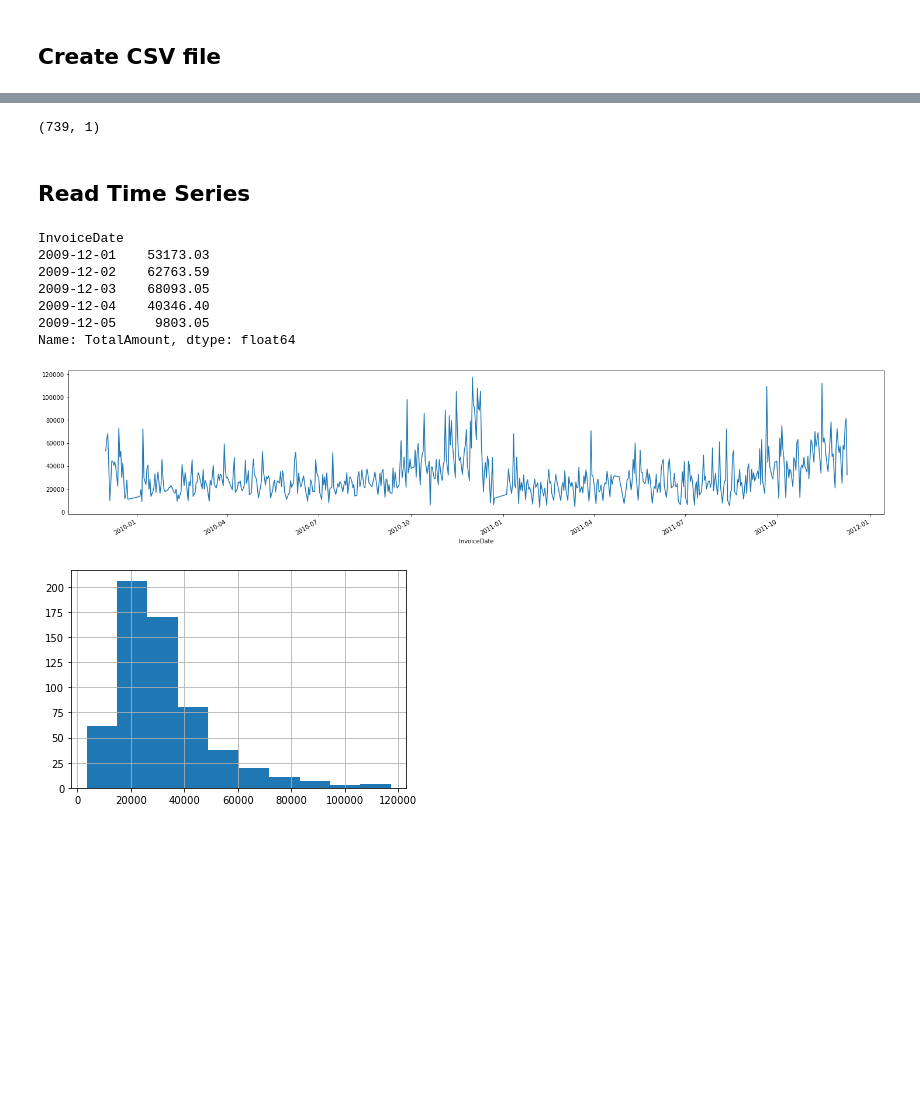
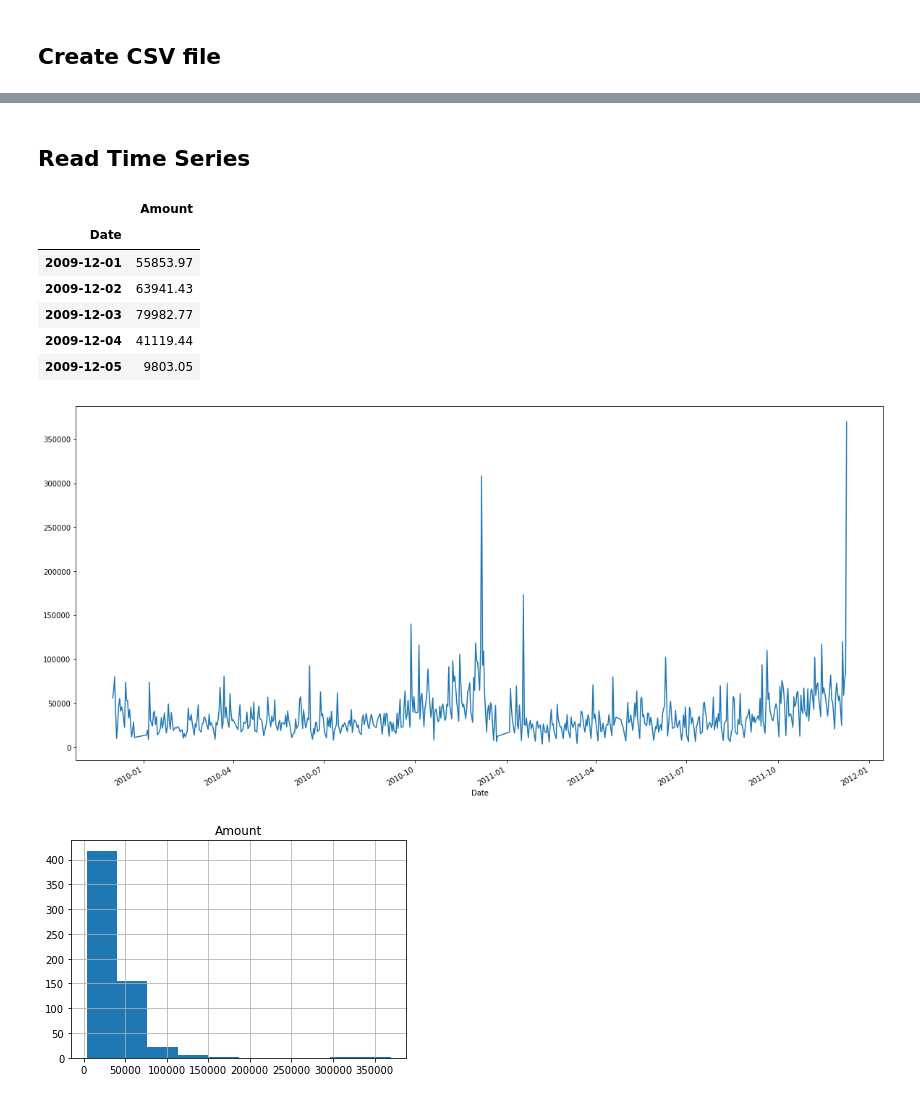
Before and after one commit to marcelocmathias/astp_mcd_2021, a Jupyter notebook: 1-Data_cleaning.ipynb, the cells around one changed output, grey strips where cells are left out. Saved outputs shown, nothing was run; the diff lists cells and outputs as text; code cells hidden in the pictures; blank space fills up the shorter version.

```diff
--- a/1-Data_cleaning.ipynb
+++ b/1-Data_cleaning.ipynb
@@ -162,7 +197,3 @@ df_final_data.head()
 | 2009-12-05 | 9803.05 |
-# %%
-df_final_data.shape
-# %% [output]
-(739, 1)
 # %%
 #Create CSV with daily amounts removind the days without sales (should we?)
@@ -176,21 +203,28 @@ ts_data = pd.read_csv('./data/retail_daily_amount.csv', header=0, index_col=0, p
+# %%
+#Let's read the same file as a time series
+ts_data = pd.read_csv('./data/1-retail_daily_amount.csv', index_col='Date', parse_dates=True)
 # %%
 ts_data.head()
 # %% [output]
-InvoiceDate
-2009-12-01    53173.03
-2009-12-02    62763.59
-2009-12-03    68093.05
-2009-12-04    40346.40
-2009-12-05     9803.05
-Name: TotalAmount, dtype: float64
+|  | Amount |
+| Date |  |
+| 2009-12-01 | 55853.97 |
+| 2009-12-02 | 63941.43 |
+| 2009-12-03 | 79982.77 |
+| 2009-12-04 | 41119.44 |
+| 2009-12-05 | 9803.05 |
 # %%
-plt.figure(figsize=(25,5))
-ts_data.dropna().plot()
+#Plot the time series
+
+plt.figure(figsize=(20,10))
+ts_data.Amount.plot().get_figure()
 plt.show()
 # %% [output]
-[figure, old version]
+[figure, new version]
 # %%
+#Plot the histogram
+
 ts_data.hist()
 plt.show()
 # %% [output]
-[figure, old version]
+[figure, new version]
```
Also changed, not shown: parts of 33 cells of this notebook, 3 other files.
